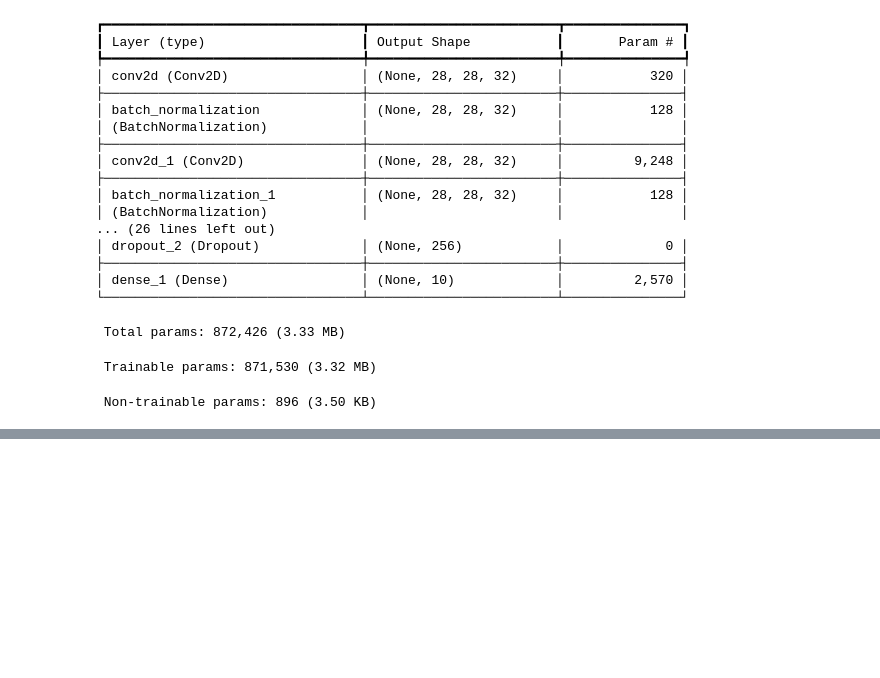
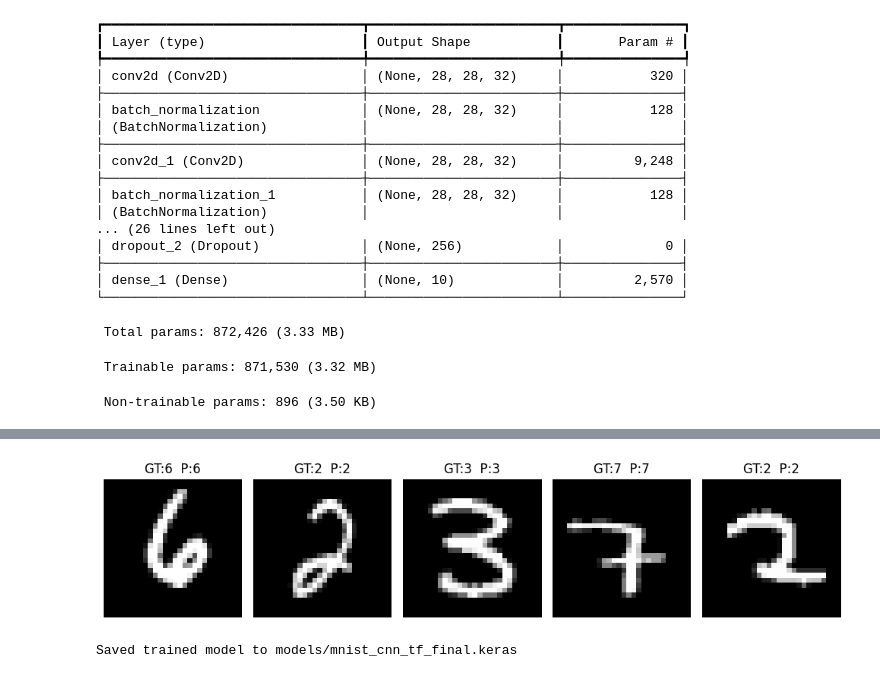
Before and after one commit to kamijoseph/week-3-assignment, a Jupyter notebook: cnn.ipynb, the cells around one changed output, grey strips where cells are left out. Cells and saved outputs as stored; diff of their text form; code cells hidden in the pictures; blank space fills up the shorter version.

```diff
--- a/cnn.ipynb
+++ b/cnn.ipynb
@@ -93,3 +93,26 @@ Model: "sequential"
  Total params: 872,426 (3.33 MB)
  Trainable params: 871,530 (3.32 MB)
  Non-trainable params: 896 (3.50 KB)
+# %%
+# compiling the model
+optimizer = keras.optimizers.Adam(learning_rate=LR)
+model.compile(
+    optimizer=optimizer,
+    loss="sparse_categorical_crossentropy",
+    metrics=["accuracy"]
+)
+# %%
+# callbacks: early stopping & checkpoint
+callbacks = [
+    keras.callbacks.EarlyStopping(monitor="val_accuracy", patience=3, restore_best_weights=True),
+    keras.callbacks.ModelCheckpoint(filepath=CHECKPOINT, monitor="val_accuracy", save_best_only=True)
+]
+# %%
+# training the model
+history = model.fit(
+    train_ds,
+    epochs=EPOCHS,
+    validation_data=val_ds,
+    callbacks=callbacks,
+    verbose=2
+)
@@ -95,0 +144,18 @@ Model: "sequential"
+# %%
+# visualizating: sample predictions
+def visualize_predictions(model, x_data, y_data, n=5):
+    idx = np.random.choice(len(x_data), n, replace=False)
+    images, labels = x_data[idx], y_data[idx]
+    preds = np.argmax(model.predict(images), axis=1)
+
+    plt.figure(figsize=(n * 2, 3))
+    for i in range(n):
+        plt.subplot(1, n, i + 1)
+        plt.imshow(images[i].squeeze(), cmap="gray")
+        plt.title(f"GT:{labels[i]}  P:{preds[i]}")
+        plt.axis("off")
+    plt.tight_layout()
+    plt.show()
+
+visualize_predictions(model, x_test, y_test, n=5)
+# %% [output]
@@ -95,0 +163,8 @@ Model: "sequential"
+[figure, added]
+# %%
+# Save final model for inference
+inference_path = MODEL_DIR / "mnist_cnn_tf_final.keras"
+model.save(inference_path)
+print(f"Saved trained model to {inference_path}")
+# %% [output]
+Saved trained model to models/mnist_cnn_tf_final.keras
```
Also changed, not shown: parts of 3 cells of this notebook.
